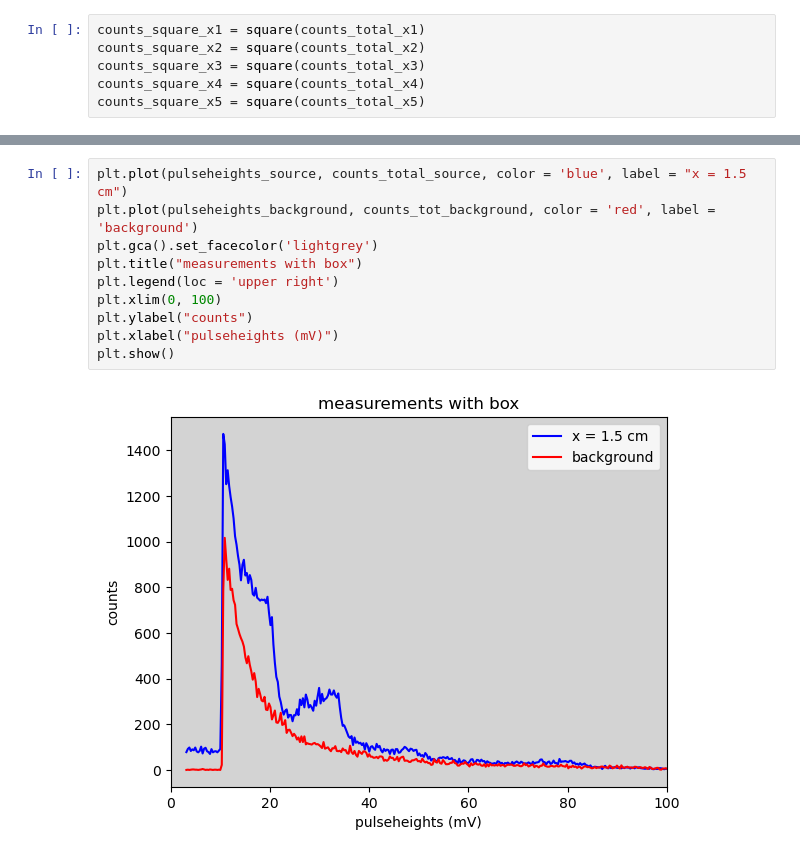
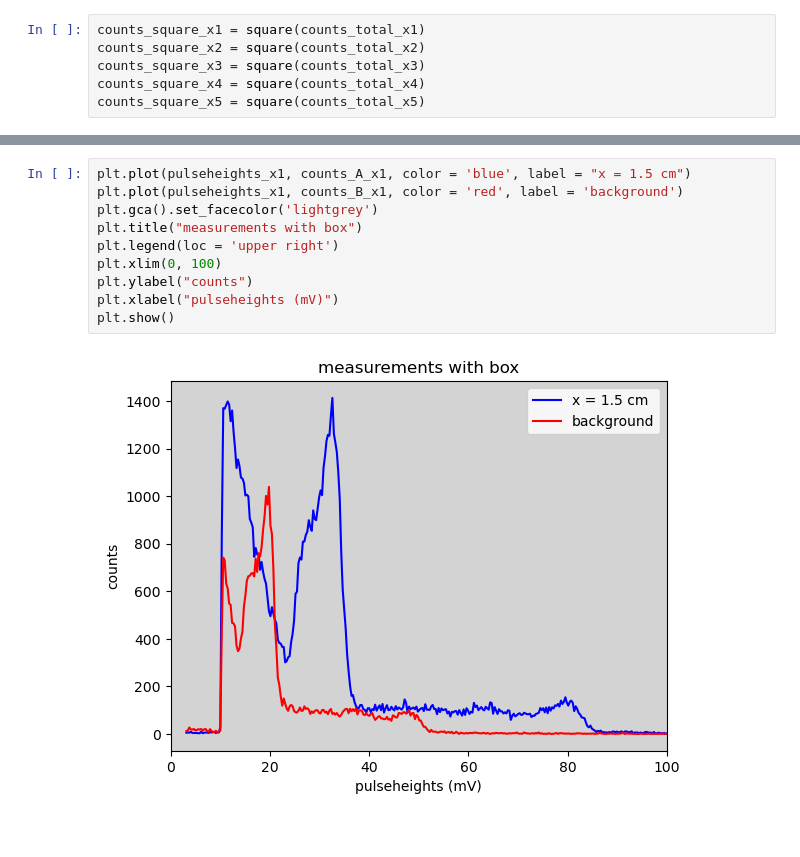
Before and after one commit to jrc-rodriguez/particle_physics, a Jupyter notebook: particle_physics.ipynb, the cells around one changed output, grey strips where cells are left out. Cells and saved outputs as stored; diff of their text form.

```diff
--- a/particle_physics.ipynb
+++ b/particle_physics.ipynb
@@ -192,12 +220,12 @@ plt.show()
 # %%
-plt.plot(pulseheights_source, counts_total_source, color = 'blue', label = "x = 1.5 cm")
-plt.plot(pulseheights_background, counts_tot_background, color = 'red', label = 'background')
+plt.plot(pulseheights_x1, counts_A_x1, color = 'blue', label = "x = 1.5 cm")
+plt.plot(pulseheights_x1, counts_B_x1, color = 'red', label = 'background')
 plt.gca().set_facecolor('lightgrey')
 plt.title("measurements with box")
 plt.legend(loc = 'upper right')
 plt.xlim(0, 100)
 plt.ylabel("counts")
 plt.xlabel("pulseheights (mV)")
 plt.show()
 # %% [output]
-[figure, old version]
+[figure, new version]
```
Also changed, not shown: parts of 5 cells of this notebook, 2 other files.
